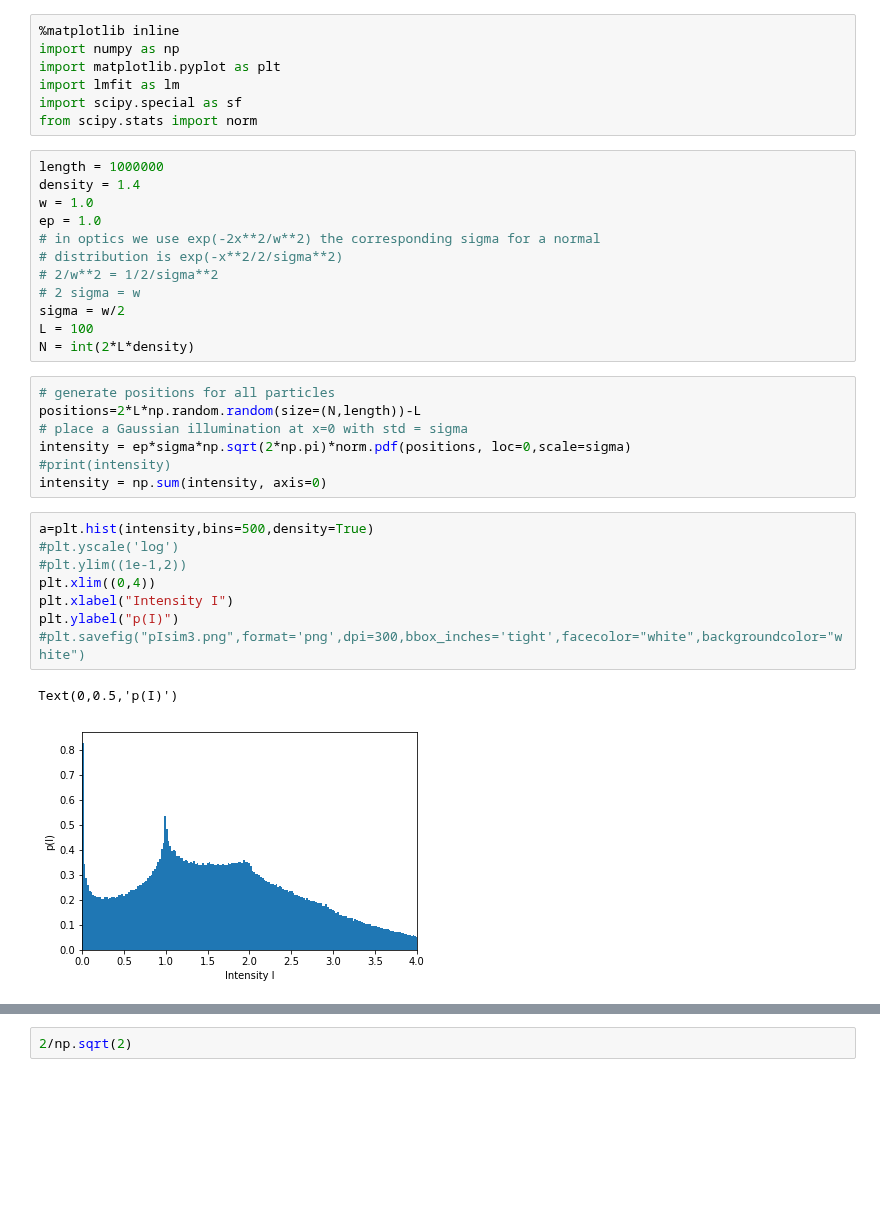
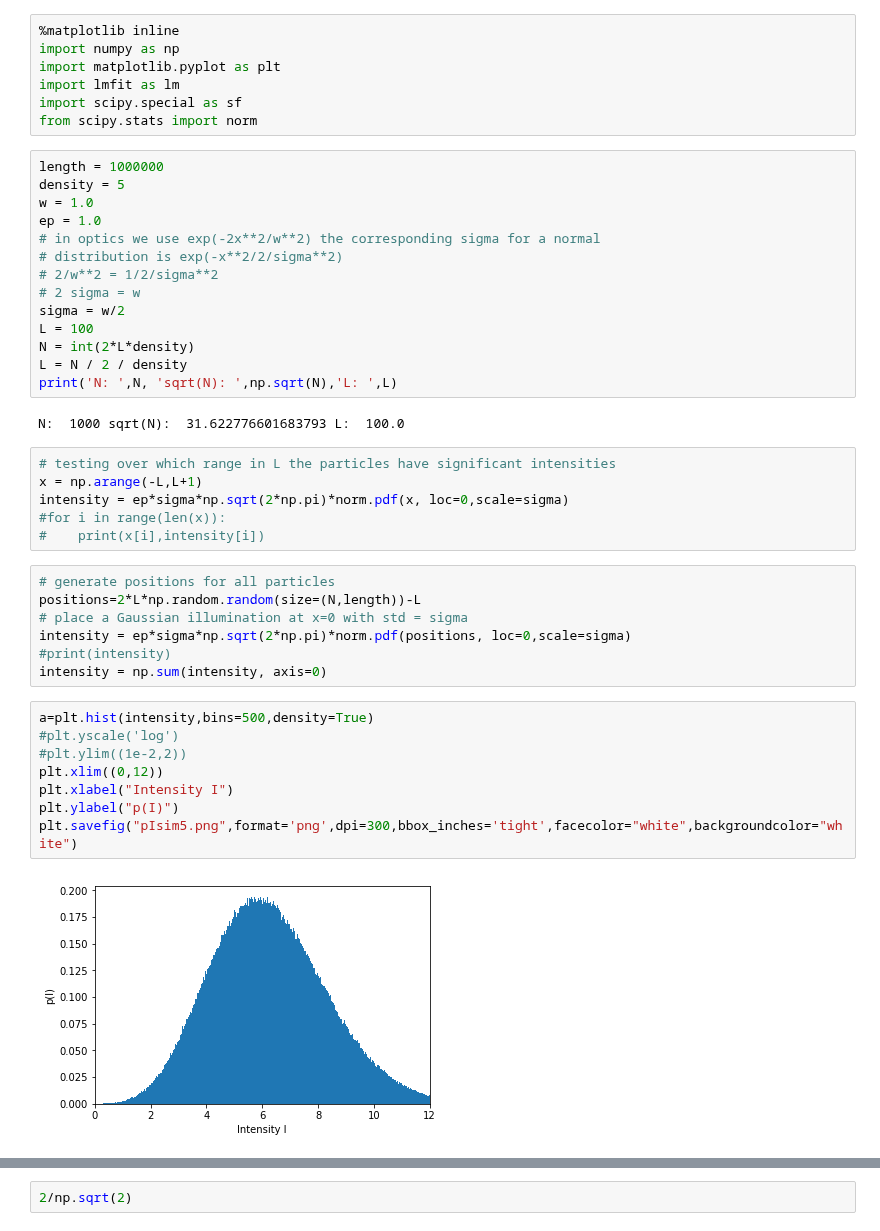
Before and after one commit to hstrey/FCS-simulations, a Jupyter notebook: FCS intensity moments.ipynb, the cells around one changed output, grey strips where cells are left out. Saved outputs shown, nothing was run; the diff lists cells and outputs as text; blank space fills up the shorter version.

```diff
--- a/FCS intensity moments.ipynb
+++ b/FCS intensity moments.ipynb
@@ -7,7 +7,7 @@ import scipy.special as sf
 from scipy.stats import norm
 # %%
 length = 1000000
-density = 1.4
+density = 5
 w = 1.0
 ep = 1.0
 # in optics we use exp(-2x**2/w**2) the corresponding sigma for a normal
@@ -17,6 +17,16 @@ ep = 1.0
 sigma = w/2
 L = 100
 N = int(2*L*density)
+L = N / 2 / density
+print('N: ',N, 'sqrt(N): ',np.sqrt(N),'L: ',L)
+# %% [output]
+N:  1000 sqrt(N):  31.622776601683793 L:  100.0
+# %%
+# testing over which range in L the particles have significant intensities
+x = np.arange(-L,L+1)
+intensity = ep*sigma*np.sqrt(2*np.pi)*norm.pdf(x, loc=0,scale=sigma)
+#for i in range(len(x)):
+#    print(x[i],intensity[i])
 # %%
 # generate positions for all particles
 positions=2*L*np.random.random(size=(N,length))-L
@@ -27,14 +37,13 @@ intensity = np.sum(intensity, axis=0)
 # %%
 a=plt.hist(intensity,bins=500,density=True)
 #plt.yscale('log')
-#plt.ylim((1e-1,2))
-plt.xlim((0,4))
+#plt.ylim((1e-2,2))
+plt.xlim((0,12))
 plt.xlabel("Intensity I")
 plt.ylabel("p(I)")
-#plt.savefig("pIsim3.png",format='png',dpi=300,bbox_inches='tight',facecolor="white",backgroundcolor="white")
+plt.savefig("pIsim5.png",format='png',dpi=300,bbox_inches='tight',facecolor="white",backgroundcolor="white")
 # %% [output]
-Text(0,0.5,'p(I)')
-[figure, old version]
+[figure, new version]
 # %%
 moments = [np.mean(intensity**(i+1)) for i in range(10)]
 n = np.arange(10)+1
```
Also changed, not shown: parts of 2 cells of this notebook, 1 other file.
